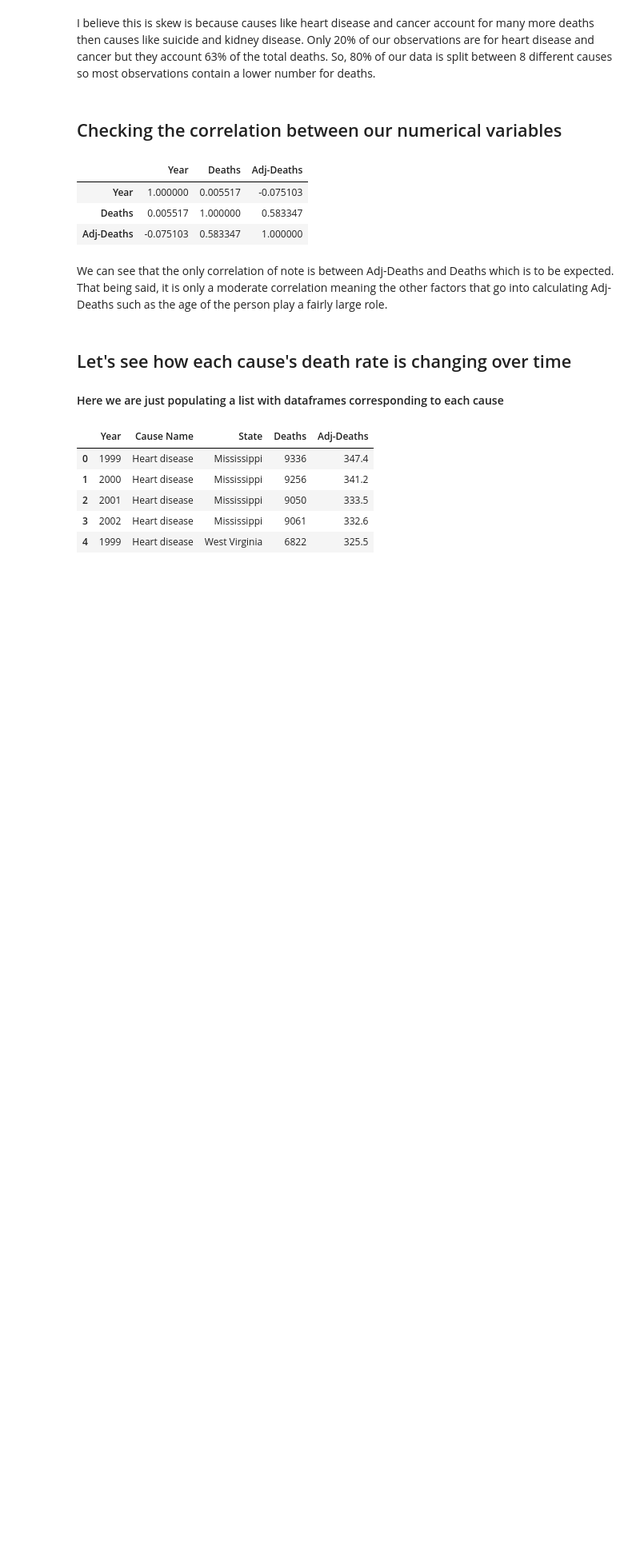
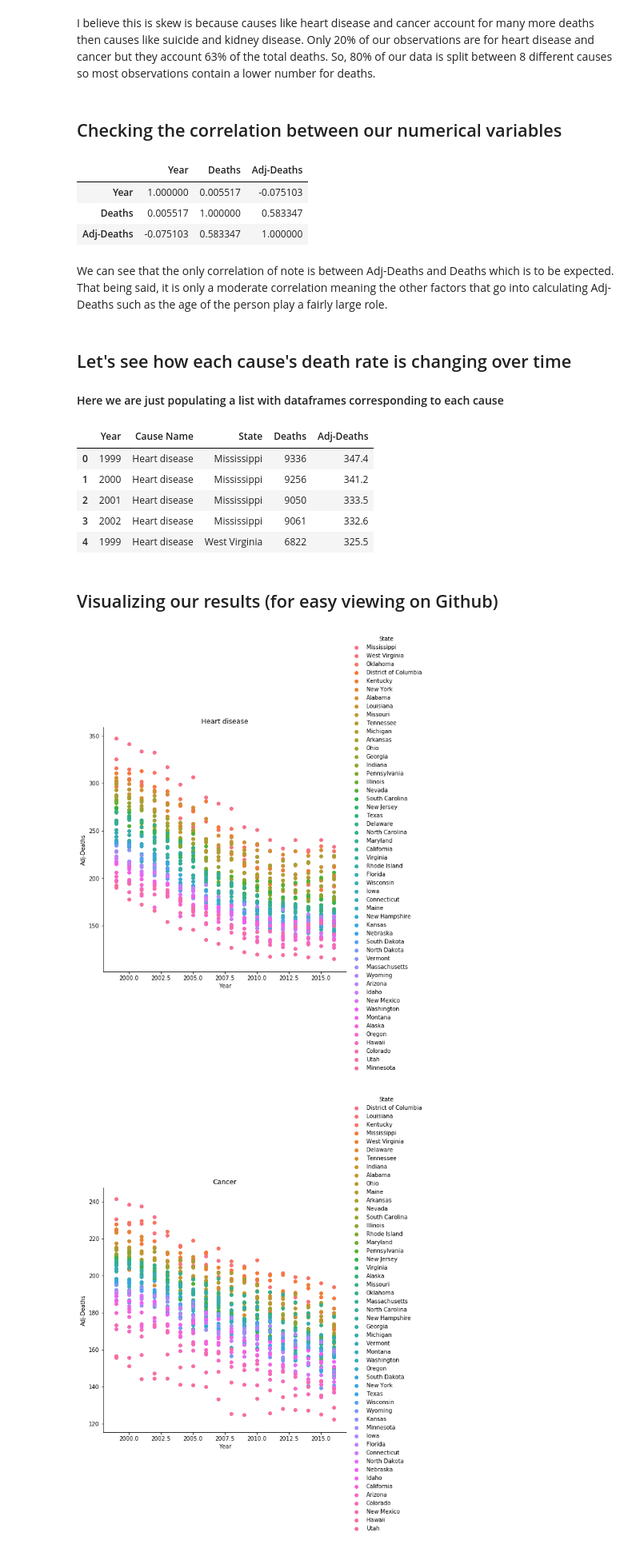
Before and after one commit to lanceeeaton/Leading_Causes_of_Death, a Jupyter notebook: Notebooks/death_state_year_cause_notebook.ipynb, the cells around one changed output. Shown at 80% size. Cells and saved outputs as stored; diff of their text form; code cells hidden in the pictures; blank space fills up the shorter version.

Commit message:
Added seaborn plots back in for github viewers

```diff
--- a/Notebooks/death_state_year_cause_notebook.ipynb
+++ b/Notebooks/death_state_year_cause_notebook.ipynb
@@ -6,7 +6,7 @@ import matplotlib.pyplot as plt
 import seaborn as sns
 import plotly as py
 import plotly.graph_objs as go
-death_state_year_cause = pd.read_csv('https://raw.githubusercontent.com/lanceeeaton/Leading_Causes_of_Death/master/death_state_year_cause.csv')
+death_state_year_cause = pd.read_csv('https://raw.githubusercontent.com/lanceeeaton/Leading_Causes_of_Death/master/Data/death_state_year_cause.csv')
 # %%
 def configure_plotly_browser_state():
   import IPython
@@ -132,3 +132,14 @@ cause_totals[0].head()
 | 2 | 2001 | Heart disease | Mississippi | 9050 | 333.5 |
 | 3 | 2002 | Heart disease | Mississippi | 9061 | 332.6 |
 | 4 | 1999 | Heart disease | West Virginia | 6822 | 325.5 |
+# %% [markdown]
+## Visualizing our results (for easy viewing on Github)
+# %%
+for i in range(len(cause_totals)):
+  grid = sns.FacetGrid(cause_totals[i],hue='State',height = 7)
+  plt.title(str(causes[i]))
+  grid.map(plt.scatter,'Year','Adj-Deaths')
+  grid.add_legend()
+# %% [output]
+[figure, added]
+[figure, added]
```
Also changed, not shown: parts of 4 cells of this notebook.
